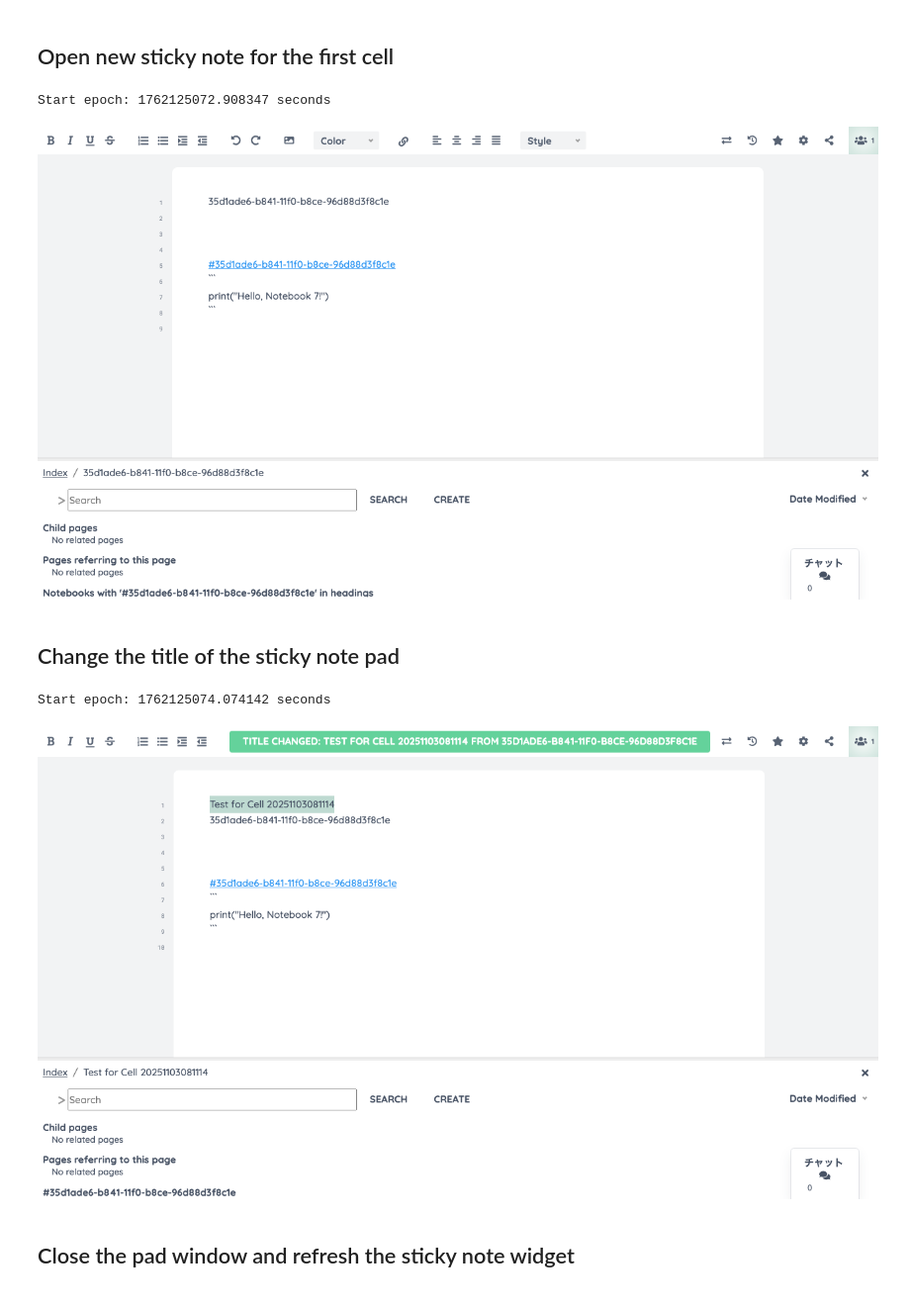
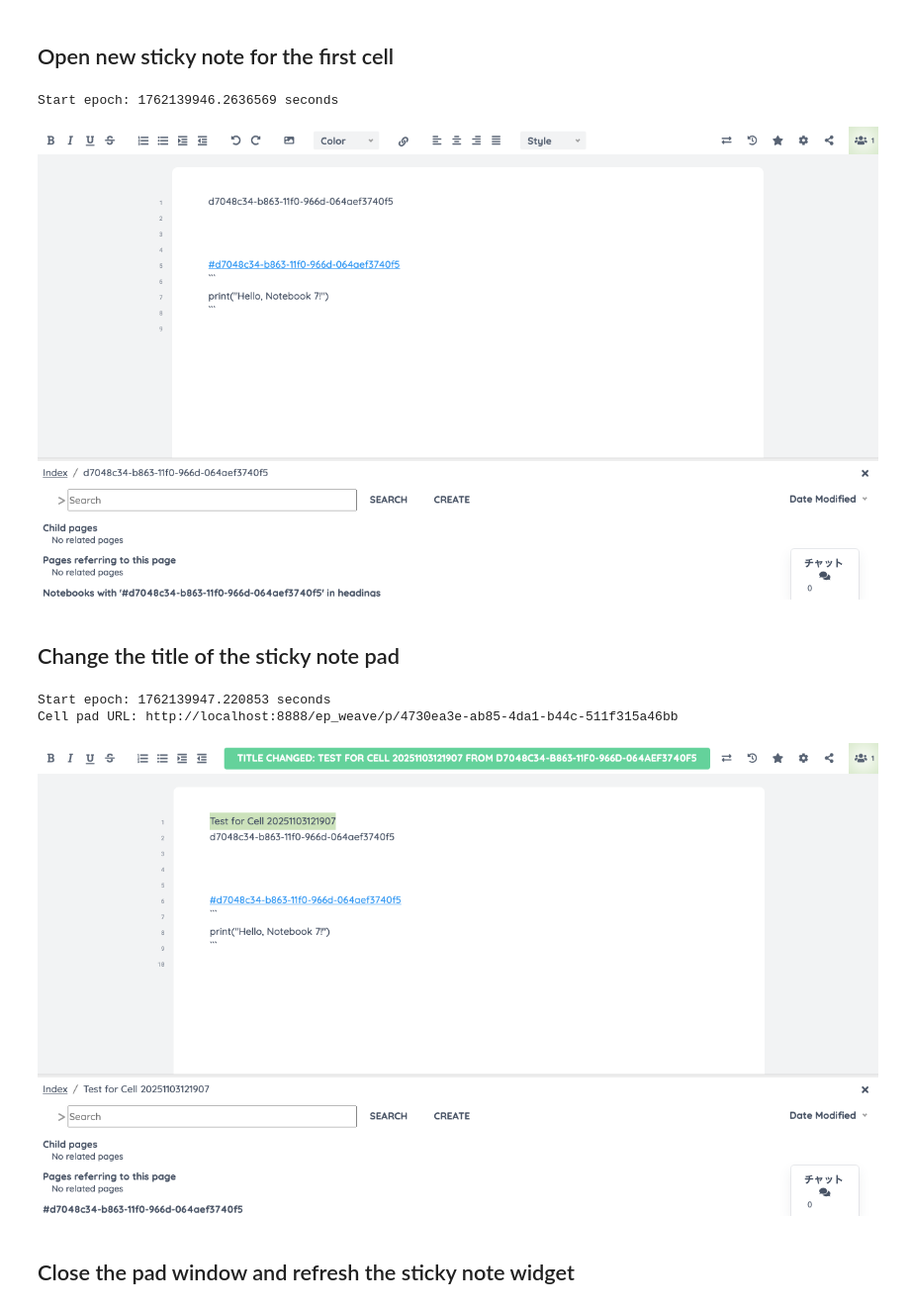
Before and after one commit to NII-cloud-operation/sidestickies, a Jupyter notebook: ui-tests/e2e-notebook/notebooks/02_Basic_Test_Notebook7.ipynb, the cells around one changed output. Shown at 99% size. Saved outputs shown, nothing was run; the diff lists cells and outputs as text; code cells hidden in the pictures.

```diff
--- a/ui-tests/e2e-notebook/notebooks/02_Basic_Test_Notebook7.ipynb
+++ b/ui-tests/e2e-notebook/notebooks/02_Basic_Test_Notebook7.ipynb
@@ -1,5 +1,5 @@
 # %%
-notebook7_url = "http://localhost:8888/tree?token=0632b0fc07210bebdbbefff741405fed38571a050a79c40f"
+notebook7_url = "http://localhost:8888/tree?token=ee9308a5dc3a5aeb0f61eb70eaf453d32c9e538ea28507fc"
 default_result_path = None
 close_on_fail = False
 transition_timeout = 10000
@@ -232,36 +232,42 @@ async def _step(page):
 
 await run_pw(_step)
 # %% [output]
-Start epoch: 1762125072.908347 seconds
+Start epoch: 1762139946.2636569 seconds
 [figure]
 # %% [markdown]
 ## Change the title of the sticky note pad
 # %%
 from datetime import datetime
 import re
 
 async def extract_ace_inner_docbody(page):
     iframe_locator = page.frame_locator('iframe[name="ace_outer"]').frame_locator('iframe[name="ace_inner"]')
     await expect(iframe_locator.locator('#innerdocbody')).to_be_visible(timeout=transition_timeout)
     return iframe_locator.locator('#innerdocbody')
 
 cell_pad_title = f"Test for Cell {datetime.now().strftime('%Y%m%d%H%M%S')}"
+cell_pad_url = None
 
 async def _step(page):
     inner_docbody = await extract_ace_inner_docbody(page)
     await inner_docbody.focus()
 
     await inner_docbody.type(cell_pad_title, delay=100)
     await inner_docbody.press("Enter")
 
     await page.wait_for_load_state('networkidle')
-    await asyncio.sleep(1)  # Wait a moment to ensure the title change is processed
+    await asyncio.sleep(1)
     await expect(page).to_have_title(re.compile(f"^{cell_pad_title}"), timeout=transition_timeout)
 
+    global cell_pad_url
+    cell_pad_url = page.url
+    print(f"Cell pad URL: {cell_pad_url}")
+
 await run_pw(_step)
 # %% [output]
-Start epoch: 1762125074.074142 seconds
+Start epoch: 1762139947.220853 seconds
+Cell pad URL: http://localhost:8888/ep_weave/p/4730ea3e-ab85-4da1-b44c-511f315a46bb
-[figure, old version]
+[figure, new version]
 # %% [markdown]
 ## Close the pad window and refresh the sticky note widget
 # %%
```
Also changed, not shown: parts of 52 cells of this notebook, 2 other files.
